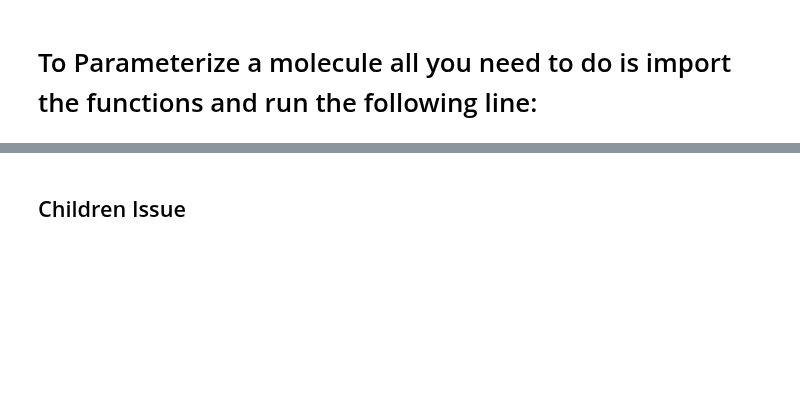
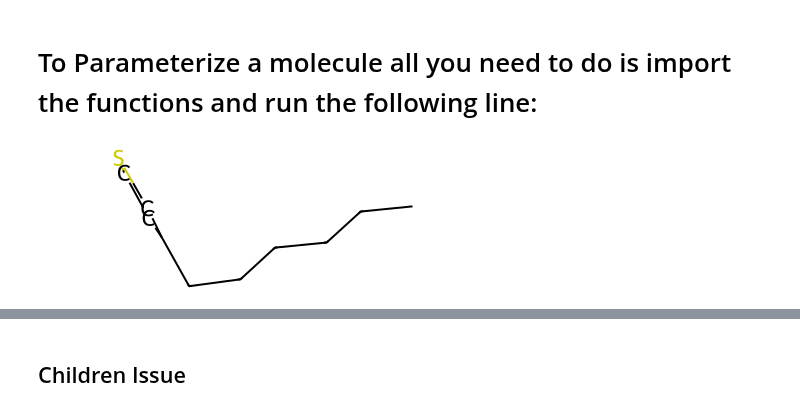
Before and after one commit to cmelab/forcefields, a Jupyter notebook: esp_xml.ipynb, the cells around one changed output, grey strips where cells are left out. Cells and saved outputs as stored; diff of their text form; code cells hidden in the pictures; blank space fills up the shorter version.

```diff
--- a/esp_xml.ipynb
+++ b/esp_xml.ipynb
@@ -1,6 +1,6 @@
 # %%
 pdb_file = "./pdbfiles/P3HT.pdb"
-mol2file = './mol2files/MD/P3HT.mol2'
+mol2file = './mol2files/p3ht.mol2'
 xml_filename = "./xml_files/NEW.xml"
 typed_mol2 = "./mol2files/P3HT_typed.mol2"
 # %%
@@ -20,0 +35,6 @@ LICENSE: No product keys!
+# %%
+rdmol = Chem.MolFromMol2File(mol2file)
+# %%
+rdmol
+# %% [output]
+[figure, added]
```
Also changed, not shown: parts of 33 cells of this notebook, 47 other files.
